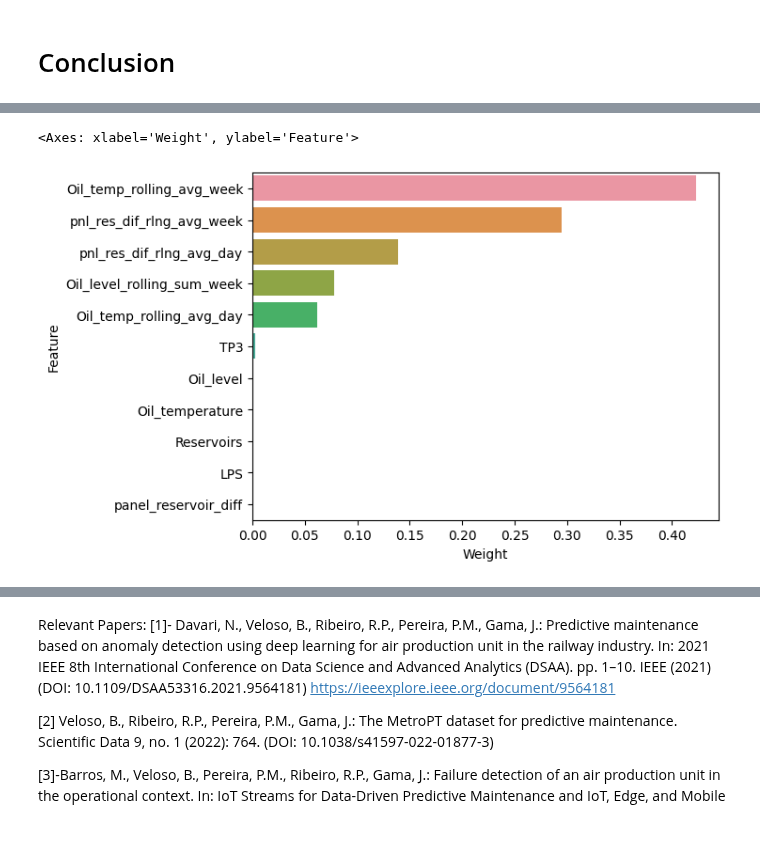
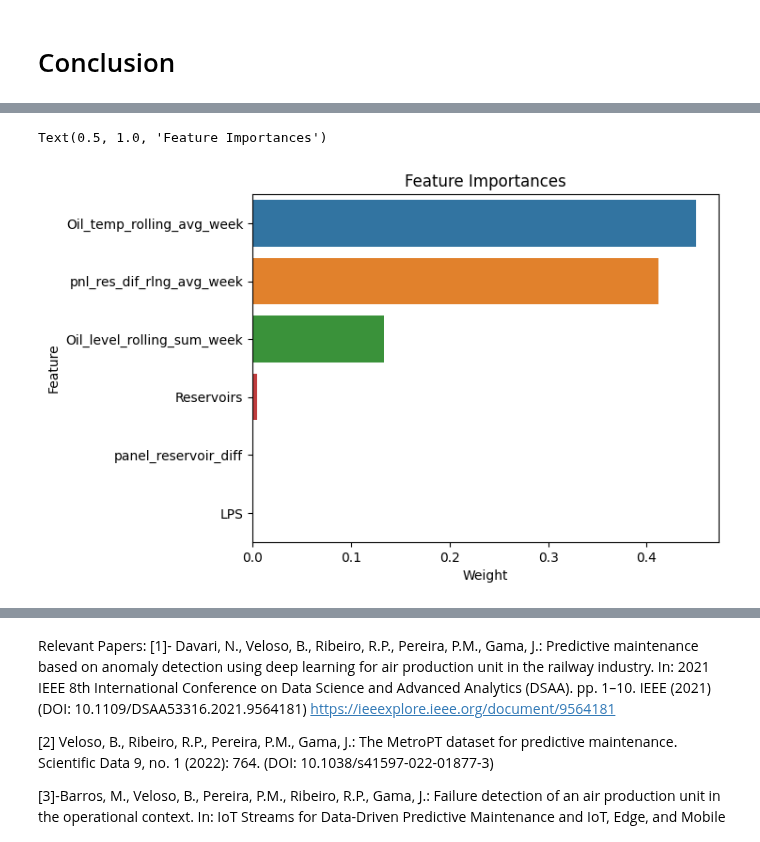
Before and after one commit to Dave-Codes/Predictive-Maintenance, a Jupyter notebook: predictive-maintenance-metropt-3.ipynb, the cells around one changed output, grey strips where cells are left out. Saved outputs shown, nothing was run; the diff lists cells and outputs as text; code cells hidden in the pictures.

Commit message:
Kaggle Notebook | Early Failure Prediction: Air Production Unit | Version 44

```diff
--- a/predictive-maintenance-metropt-3.ipynb
+++ b/predictive-maintenance-metropt-3.ipynb
@@ -410,3 +436,16 @@ model_df['failure_1'] = model_df.index < failures_from_html['Start Time'][0]
 model_df['failure_2'] = (model_df.index > failures_from_html['End Time'][0]) & (model_df.index < failures_from_html['Start Time'][1])
 model_df['failure_3'] = (model_df.index > failures_from_html['End Time'][1]) & (model_df.index < failures_from_html['Start Time'][2])
 model_df['failure_4'] = (model_df.index > failures_from_html['End Time'][2]) & (model_df.index < failures_from_html['Start Time'][3])
+# %%
+def failure_id(df):
+    if df['failure_1']:
+        return 1
+    elif df['failure_2']:
+        return 2
+    elif df['failure_3']:
+        return 3
+    elif df['failure_4']:
+        return 4
+    else:
+        return 0
+model_df['failure'] = model_df.apply(failure_id, axis=1)
@@ -680,7 +769,7 @@ Given the description of the values of these features, I approach each column:
 </ul>
 # %%
 # Dropping the highly correlated columns
-model_df = model_df.drop(columns=['H1', 'COMP','DV_electric'])
+model_df = model_df.drop(columns=['H1', 'COMP','DV_electric','MPG'])
 # %% [markdown]
 In the code below I save a model with the datetime index to facilitate feature generation after evaluating the initial models. <br>
 Then I drop the datetime index as that would cause leakage while training on a target that is tied to a datetime.
@@ -831,0 +935,3 @@ model_with_dt['pnl_res_dif_rlng_avg_week']=  model_with_dt['panel_reservoir_diff
+# %%
+model2_df = model_with_dt.reset_index(drop=True)
+model2_df.head()
@@ -836,9 +967,9 @@ Repeating the steps from above to explicitly create new training data with the g
 # %%
 # Creating the X data from the pertinent columns of the model ready dataframe
-X2 = model_with_dt[['TP3','Reservoirs','LPS','Oil_level', 'Oil_level_rolling_sum_week','Oil_temperature','Oil_temp_rolling_avg_day','Oil_temp_rolling_avg_week', 'panel_reservoir_diff','pnl_res_dif_rlng_avg_day','pnl_res_dif_rlng_avg_week']]
+X2 = model2_df[['Reservoirs','LPS', 'Oil_level_rolling_sum_week','Oil_temp_rolling_avg_week', 'panel_reservoir_diff','pnl_res_dif_rlng_avg_week']]
 
 # Declaring the target column of pre_fail_week as the y or target data
-y2 = model_with_dt['pre_fail_week']
+y2 = model2_df['pre_fail_week']
 
 # Splitting the data into training and testing, stratifying by the y variable of pre_fail_hour as it has greatly imbalanced class distribution
 X_train2, X_test2, y_train2, y_test2 = train_test_split(X2, y2, test_size=0.3, stratify=y2)
@@ -889,8 +1044,9 @@ weighted avg       1.00      1.00      1.00    446099
 # %%
 # extracts the feature importances from the xgb_model2, appends the column names to them as a dataframe and plots them as a barplot
 important_features = pd.DataFrame(data=zip(X2.columns, xgb_model2.feature_importances_), columns=["Feature","Weight"])
 
 sns.barplot(data=important_features, x="Weight",y="Feature", order=important_features.sort_values("Weight", ascending=False).Feature)
+plt.title('Feature Importances')
 # %% [output]
-<Axes: xlabel='Weight', ylabel='Feature'>
+Text(0.5, 1.0, 'Feature Importances')
-[figure, old version]
+[figure, new version]
```
Also changed, not shown: parts of 45 cells of this notebook.
